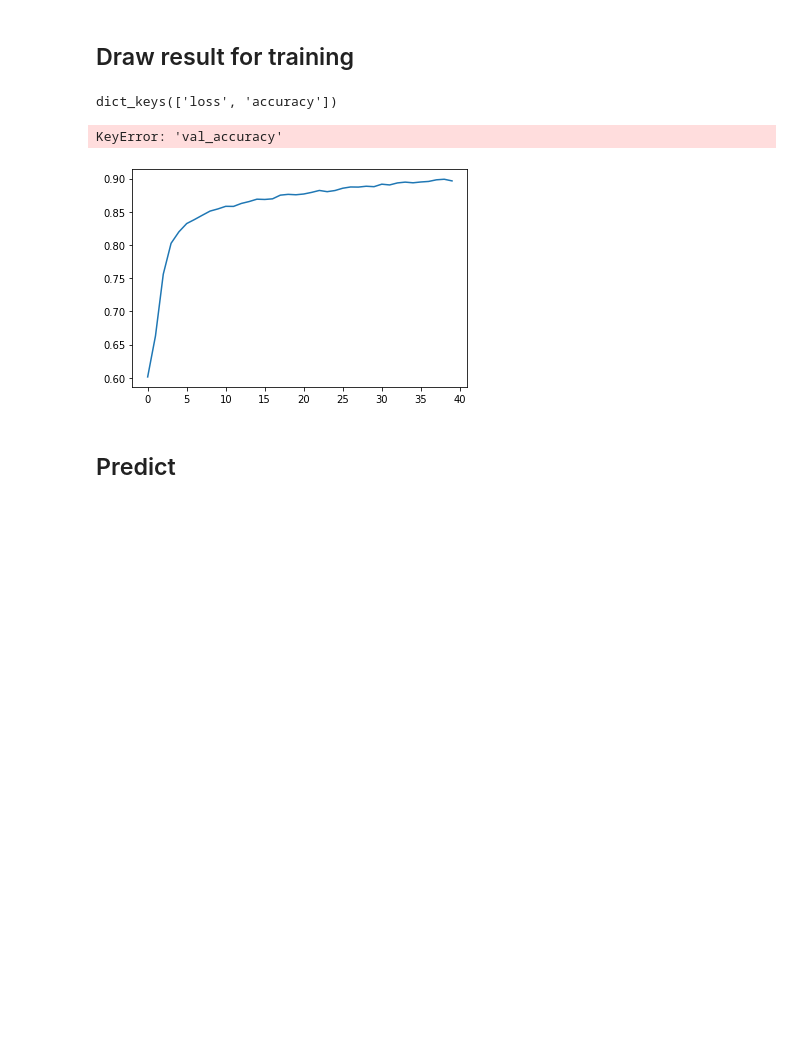
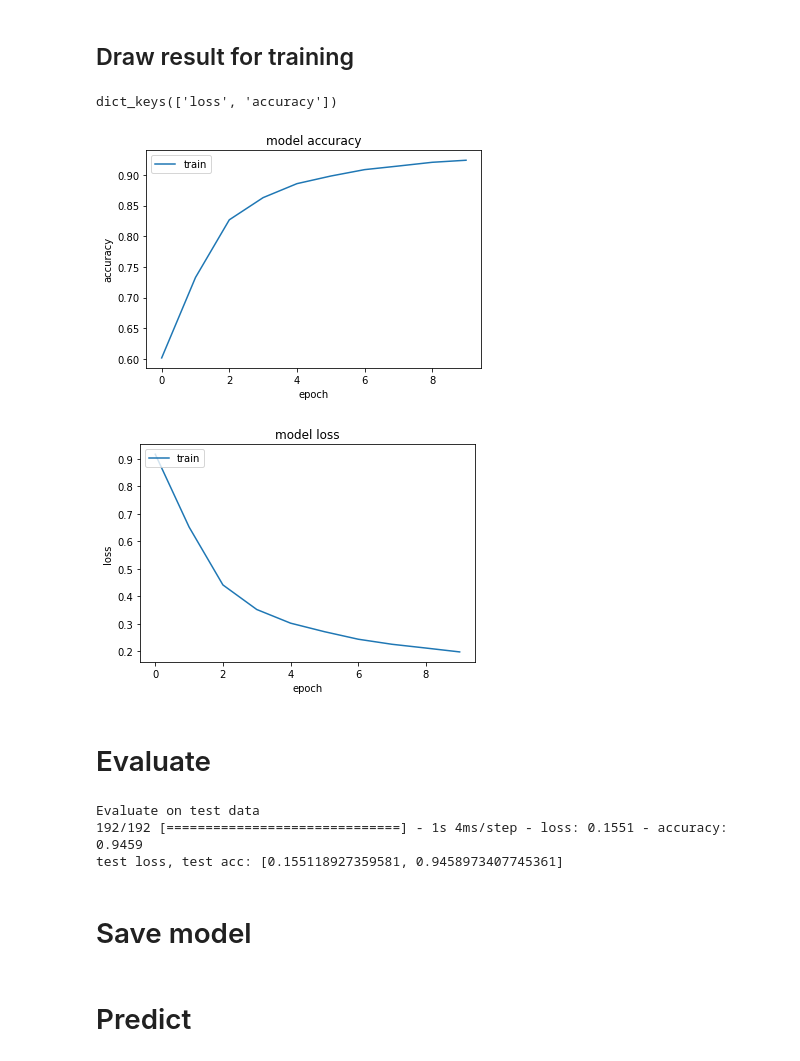
Before and after one commit to ShlomiRex/ocr-font-classifier-model, a Jupyter notebook: main.ipynb, the cells around one changed output. Cells and saved outputs as stored; diff of their text form; code cells hidden in the pictures; blank space fills up the shorter version.

```diff
--- a/main.ipynb
+++ b/main.ipynb
@@ -47 +45,9 @@ Number of images: 760
+# %%
+FONTS = ['Skylark', 'Ubuntu Mono', 'Sweet Puppy']
+# Pre-calculated average width, height of all cropped train data
+AVG_CHAR_WIDTH = 28
+AVG_CHAR_HEIGHT = 49
+
+train_filename = "font_recognition_train_set/SynthText.h5"
+val_filename = "validation_set/SynthText_val.h5"
 # %% [markdown]
@@ -542,23 +589,2 @@ Trainable params: 28,419
 Non-trainable params: 0
 _________________________________________________________________
-# %%
-input_shape = (avg_cropped_char_height,avg_cropped_char_width,1)
-print("Input shape: ", input_shape)
-model = tf.keras.models.Sequential(
-    [
-        keras.Input(shape=input_shape),
-        layers.Conv2D(32, kernel_size=(3, 3), activation="relu"),
-        layers.MaxPooling2D(pool_size=(2, 2)),
-        layers.Conv2D(64, kernel_size=(3, 3), activation="relu"),
-        layers.MaxPooling2D(pool_size=(2, 2)),
-        layers.Flatten(),
-        layers.Dropout(0.5),
-        layers.Dense(3, activation="softmax"),
-    ]
-)
-
-model.compile(optimizer='SGD',
-              loss='sparse_categorical_crossentropy',
-              metrics=['accuracy'])
-model.build()
-model.summary()
@@ -604,7 +612,7 @@ print("X train shape: ", X.shape)
 print("Y train shape: ", Y.shape)
 
 #history = model.fit(X, Y, epochs=40, validation_split=0.2) # Split 20% is validation, 80% training
-history = model.fit(X, Y, epochs=40)
+history = model.fit(X, Y, epochs=10)
 # %% [output]
 X train shape:  (24472, 49, 28, 1)
 Y train shape:  (24472,)
@@ -628,26 +636,45 @@ Wall time: 8min 4s
 # %%
 print(history.history.keys())
 
 # summarize history for accuracy
 plt.figure()
 plt.plot(history.history['accuracy'])
-plt.plot(history.history['val_accuracy'])
+try:
+    plt.plot(history.history['val_accuracy'])
+except:
+    pass
 plt.title('model accuracy')
 plt.ylabel('accuracy')
 plt.xlabel('epoch')
 plt.legend(['train', 'validation'], loc='upper left')
 plt.show()
 
 # summarize history for loss
 plt.figure()
 plt.plot(history.history['loss'])
-plt.plot(history.history['val_loss'])
+try:
+    plt.plot(history.history['val_loss'])
+except:
+    pass
 plt.title('model loss')
 plt.ylabel('loss')
 plt.xlabel('epoch')
 plt.legend(['train', 'validation'], loc='upper left')
 plt.show()
 # %% [output]
 dict_keys(['loss', 'accuracy'])
-KeyError: 'val_accuracy'
-[figure, old version]
+[figure, new version]
+[figure, added]
+# %% [markdown]
+# Evaluate
+# %%
+# Evaluate the model on the test data using `evaluate`
+print("Evaluate on test data")
+results = model.evaluate(X, Y, batch_size=128)
+print("test loss, test acc:", results)
+# %% [output]
+Evaluate on test data
+192/192 [==============================] - 1s 4ms/step - loss: 0.1551 - accuracy: 0.9459
+test loss, test acc: [0.155118927359581, 0.9458973407745361]
+# %% [markdown]
+# Save model
@@ -654,2 +686,2 @@ KeyError: 'val_accuracy'
 # %% [markdown]
-## Predict
+# Predict
```
Also changed, not shown: parts of 32 cells of this notebook, 2 other files.
